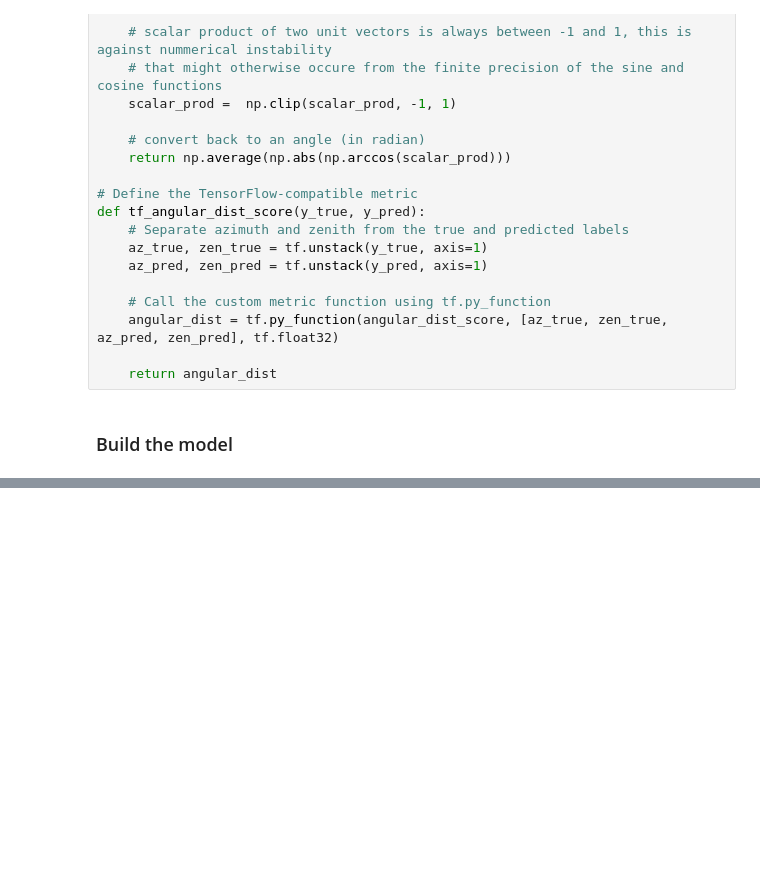
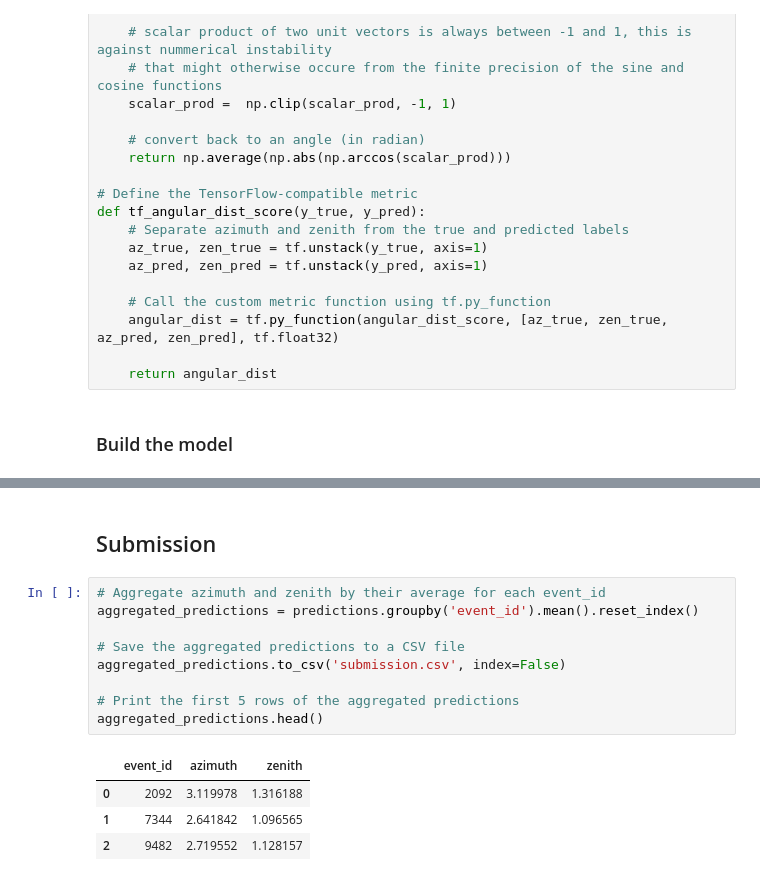
Before and after one commit to iandrorak/Neutrinos-in-Deep-Ice, a Jupyter notebook: LSTMConv.ipynb, the cells around one changed output, grey strips where cells are left out. Drawn from its saved outputs; the diff is of its cells as text; blank space fills up the shorter version.

```diff
--- a/GNN.ipynb
+++ b/LSTMConv.ipynb
@@ -317,0 +458,16 @@ def create_gcn_model():
+# %% [markdown]
+## Submission
+# %%
+# Aggregate azimuth and zenith by their average for each event_id
+aggregated_predictions = predictions.groupby('event_id').mean().reset_index()
+
+# Save the aggregated predictions to a CSV file
+aggregated_predictions.to_csv('submission.csv', index=False)
+
+# Print the first 5 rows of the aggregated predictions
+aggregated_predictions.head()
+# %% [output]
+|  | event_id | azimuth | zenith |
+| 0 | 2092 | 3.119978 | 1.316188 |
+| 1 | 7344 | 2.641842 | 1.096565 |
+| 2 | 9482 | 2.719552 | 1.128157 |
```
Also changed, not shown: parts of 21 cells of this notebook, 2 other files.
